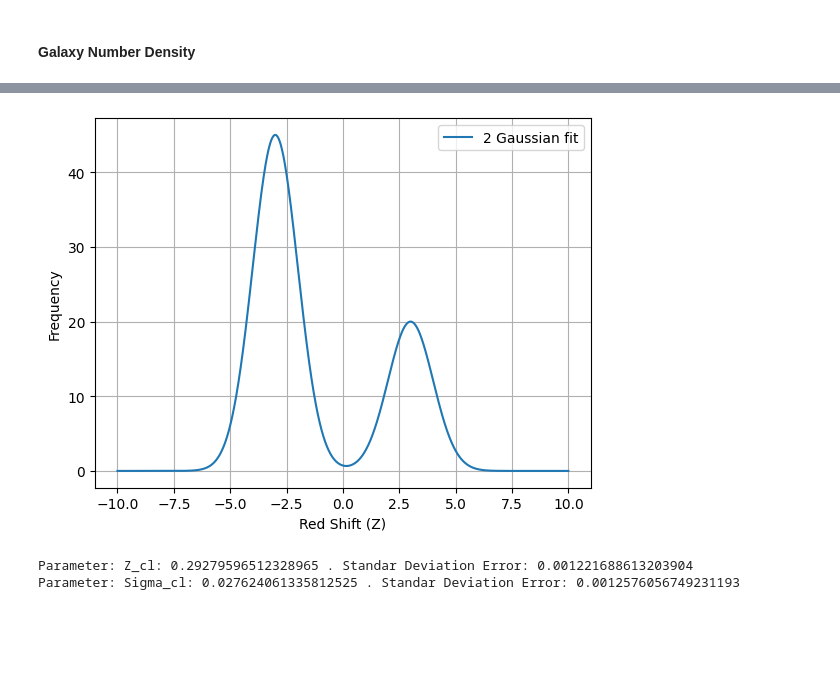
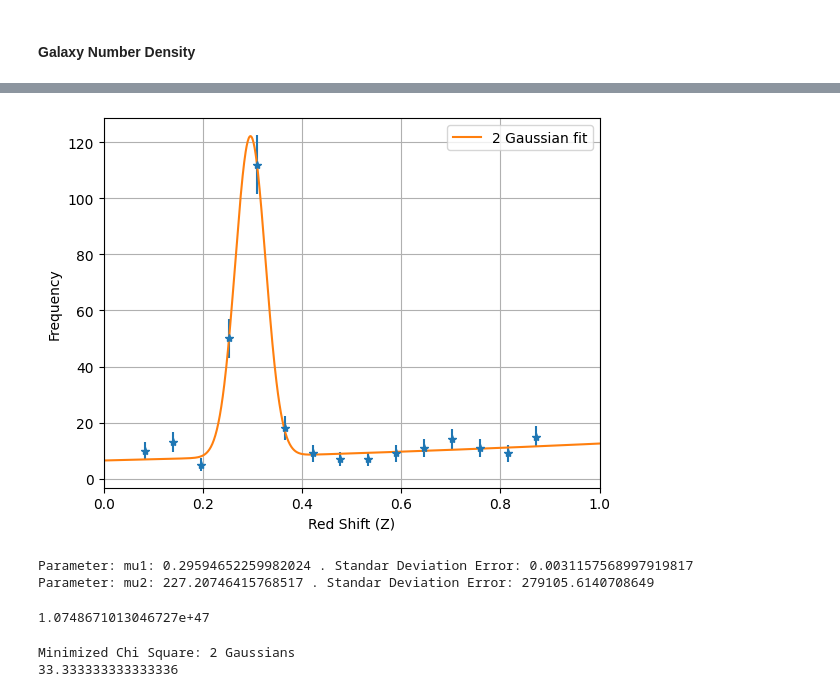
Before and after one commit to jdgv1709/Statistical-Analysis-of-the-Bullet-Cluster-Statistics-1-Course, a Jupyter notebook: Final Exam.ipynb, the cells around one changed output, grey strips where cells are left out. Saved outputs shown, nothing was run; the diff lists cells and outputs as text; code cells hidden in the pictures; blank space fills up the shorter version.

```diff
--- a/Final Exam.ipynb
+++ b/Final Exam.ipynb
@@ -181,6 +186,10 @@ Minimize Chi Square: Gaussian
 #### Galaxy Number Density
 # %%
 #Variable renaming
+number_bins=15
+n, bins, patches = plt.hist(data["z"],bins=number_bins)
+bins_center = 0.5*(bins[:-1] + bins[1:])
+bins_lenght = np.abs(bins[:-1] - bins[1:])
 x_bins=bins_center
 N_obs= n
 sigma_N = np.sqrt(n)
@@ -190,25 +201,53 @@ del bins_center, n
 # %%
 #Fit model 2gauss to N obs using curve fit
 # Initial guess: A1 ≈ 45, µ1 ≈ −3, σ1 ≈ 1, A2 ≈ 20, µ2 ≈ 3, σ2 ≈ 1
 # Store popt N, pcov N.
 #x , A1 , mu1 , sig1 , A2 , mu2 , sig2
-initial_guess=[45,-3,1,20,3,1]
-x= np.linspace(-10,10,1000)
-#popt_N, pcov_N = curve_fit(model_2gauss,x_bins,N_obs,p0=initial_guess)
-#plt.hist(data["z"],bins=40, label="Data")
+#initial_guess=[45,-3,1,20,3,1]
+initial_guess=[110,0.31,0.035,15,0.69,0.07]
+x= np.linspace(0,1,1000)
+popt_N, pcov_N = curve_fit(model_2gauss,x_bins,N_obs,sigma=sigma_N,p0=initial_guess,maxfev=100000)
+#plt.hist(data["z"],bins=number_bins, label="Data")
+plt.errorbar(x_bins,N_obs,yerr=sigma_N,fmt="*")
 plt.ylabel("Frequency")
 plt.xlabel("Red Shift (Z)")
-#plt.xlim((0,1))
+plt.xlim((0,1))
 plt.grid("True")
-plt.plot(x,model_2gauss(x, *initial_guess),label="2 Gaussian fit")
+plt.plot(x,model_2gauss(x, *popt_N),label="2 Gaussian fit")
 plt.legend()
 plt.show()
 perr_N = np.sqrt(np.diag(pcov_N))
-print("Parameter: Z_cl: "+str(popt_N[1])+" . Standar Deviation Error: "+str(perr[1]))
-print("Parameter: Sigma_cl: "+str(popt_N[2])+" . Standar Deviation Error: "+str(perr[2]))
-z_cl_N=popt_N[1]
-sigma_cl_N=popt_N[2]
+print("Parameter: mu1: "+str(popt_N[1])+" . Standar Deviation Error: "+str(perr_N[1]))
+print("Parameter: mu2: "+str(popt_N[4])+" . Standar Deviation Error: "+str(perr_N[4]))
+#z_cl_N=popt_N[1]
+#sigma_cl_N=popt_N[2]
 # %% [output]
-[figure, old version]
+[figure, new version]
-Parameter: Z_cl: 0.29279596512328965 . Standar Deviation Error: 0.001221688613203904
-Parameter: Sigma_cl: 0.027624061335812525 . Standar Deviation Error: 0.0012576056749231193
+Parameter: mu1: 0.29594652259982024 . Standar Deviation Error: 0.0031157568997919817
+Parameter: mu2: 227.20746415768517 . Standar Deviation Error: 279105.6140708649
+# %%
+#Compute χ̃2 χ̃2min and \nu
+def chi2_val(data,model,num_params):
+    sigma = np.sqrt(data)
+    sigma[sigma == 0] = 1.0
+    y_fit = model
+    chi2 = float(np.sum(((data - y_fit)/sigma)**2))
+    dof = len(data) - len(num_params)
+    chi2_red = chi2/dof
+    return chi2_red
+
+print(chi2_val(N_obs,model_2gauss(N_obs,*popt_N),popt_N))
+# %% [output]
+1.0748671013046727e+47
+# %%
+def chi2_2gauss(params):
+    return chi2_val(N_obs,model_2gauss(N_obs,*params),params)
+
+result = minimize(chi2_2gauss, initial_guess,method='Nelder-Mead', options={'maxiter':100000})
+
+best_params = result.x
+print("Minimized Chi Square: 2 Gaussians")
+print(chi2_val(N_obs,model_2gauss(N_obs,*best_params),best_params))
+# %% [output]
+Minimized Chi Square: 2 Gaussians
+33.333333333333336
```
Also changed, not shown: parts of 11 cells of this notebook.
